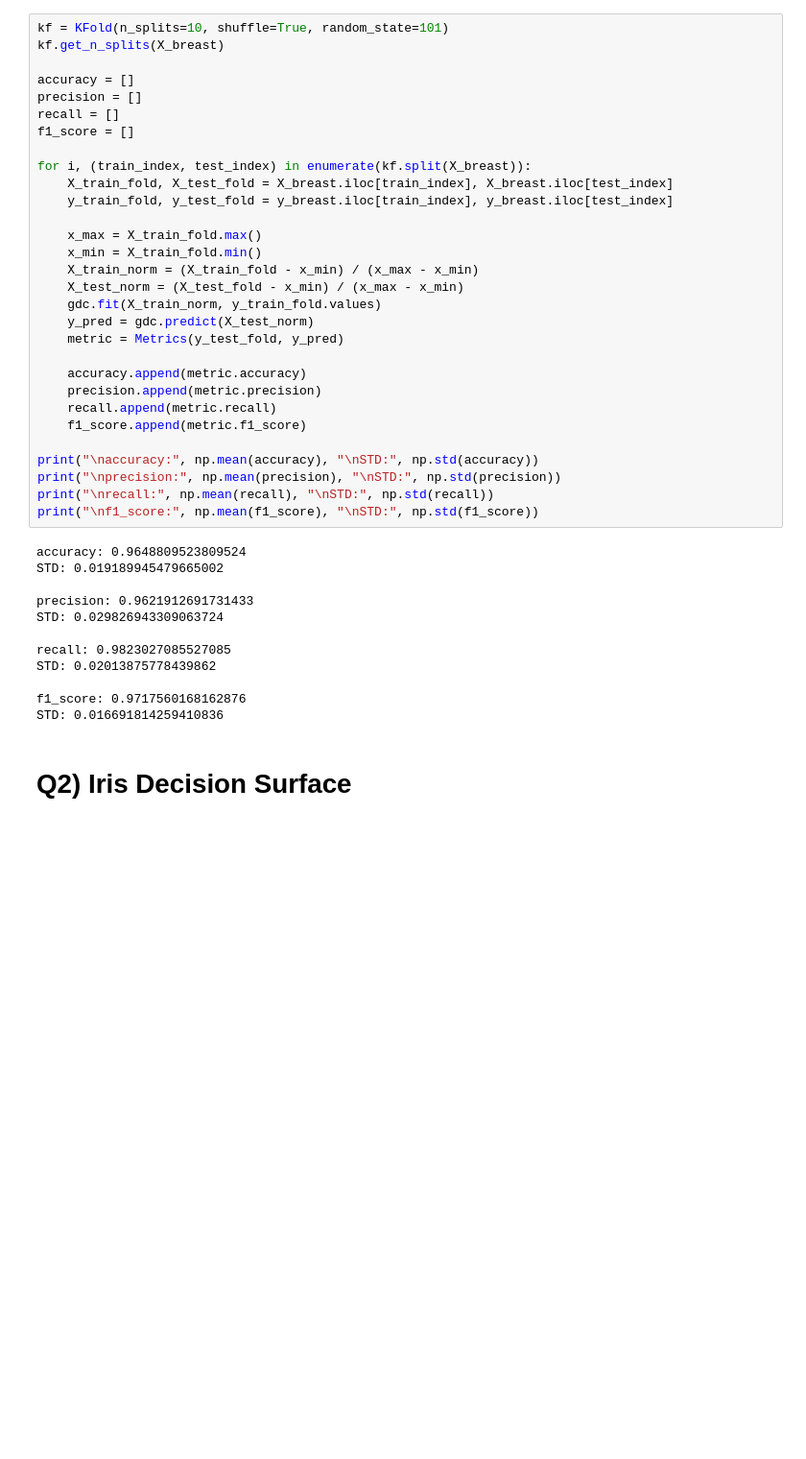
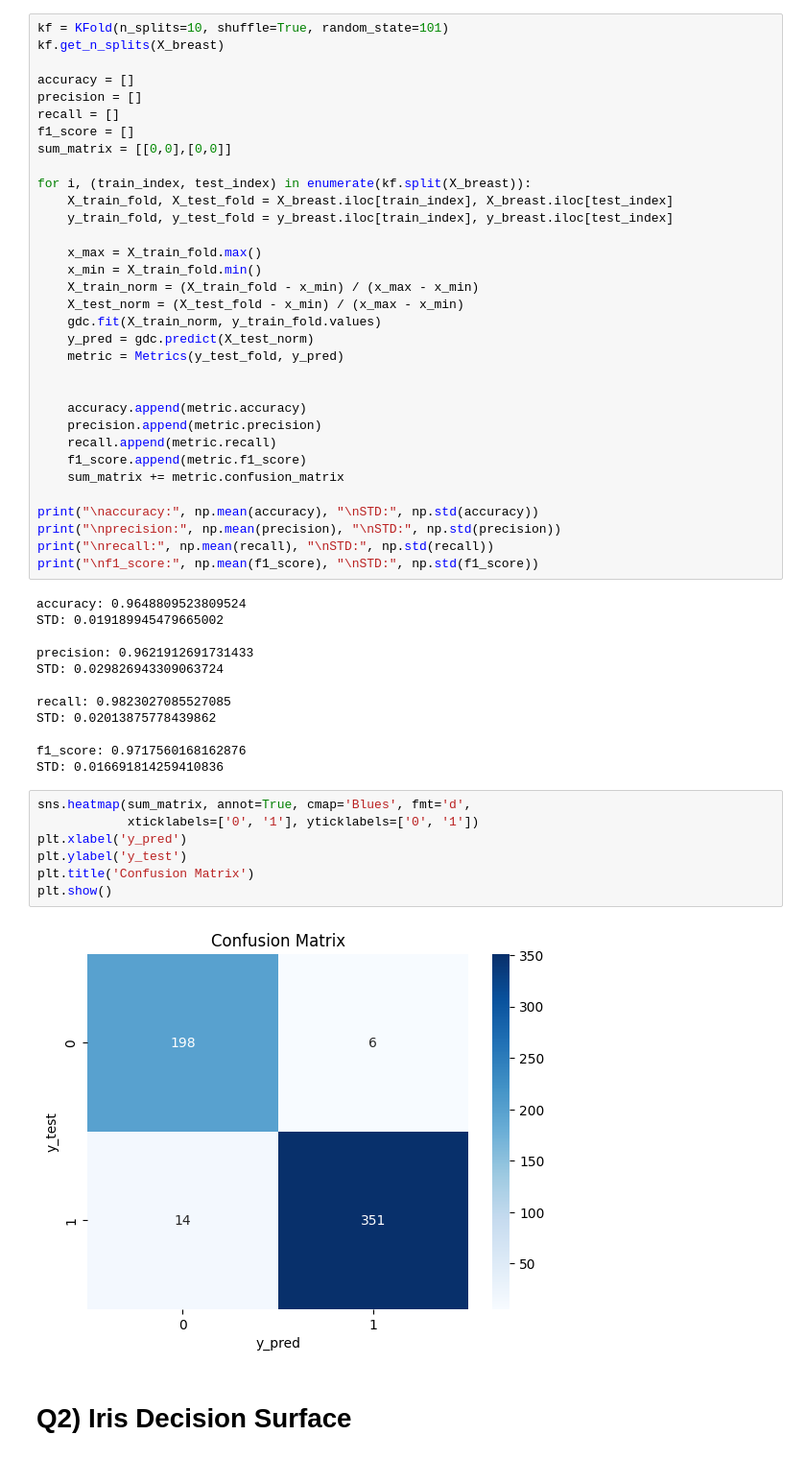
Before and after one commit to viniciuspxc/Reconhecimento_de_Padroes, a Jupyter notebook: Listas/Lista 3/Lista 03.ipynb, the cells around one changed output. Shown at 96% size. Drawn from its saved outputs; the diff is of its cells as text; blank space fills up the shorter version.

```diff
--- a/Listas/Lista 3/Lista 03.ipynb
+++ b/Listas/Lista 3/Lista 03.ipynb
@@ -266,6 +266,7 @@ accuracy = []
 precision = []
 recall = []
 f1_score = []
+sum_matrix = [[0,0],[0,0]]
 
 for i, (train_index, test_index) in enumerate(kf.split(X_breast)):
     X_train_fold, X_test_fold = X_breast.iloc[train_index], X_breast.iloc[test_index]
@@ -279,10 +280,12 @@ for i, (train_index, test_index) in enumerate(kf.split(X_breast)):
     y_pred = gdc.predict(X_test_norm)
     metric = Metrics(y_test_fold, y_pred)
 
+
     accuracy.append(metric.accuracy)
     precision.append(metric.precision)
     recall.append(metric.recall)
     f1_score.append(metric.f1_score)
+    sum_matrix += metric.confusion_matrix
 
 print("\naccuracy:", np.mean(accuracy), "\nSTD:", np.std(accuracy))
 print("\nprecision:", np.mean(precision), "\nSTD:", np.std(precision))
@@ -300,6 +303,15 @@ STD: 0.02013875778439862
 
 f1_score: 0.9717560168162876
 STD: 0.016691814259410836
+# %%
+sns.heatmap(sum_matrix, annot=True, cmap='Blues', fmt='d',
+            xticklabels=['0', '1'], yticklabels=['0', '1'])
+plt.xlabel('y_pred')
+plt.ylabel('y_test')
+plt.title('Confusion Matrix')
+plt.show()
+# %% [output]
+[figure, added]
 # %% [markdown]
 # Q2) Iris Decision Surface
 # %%
```
Also changed, not shown: 4 other files.
